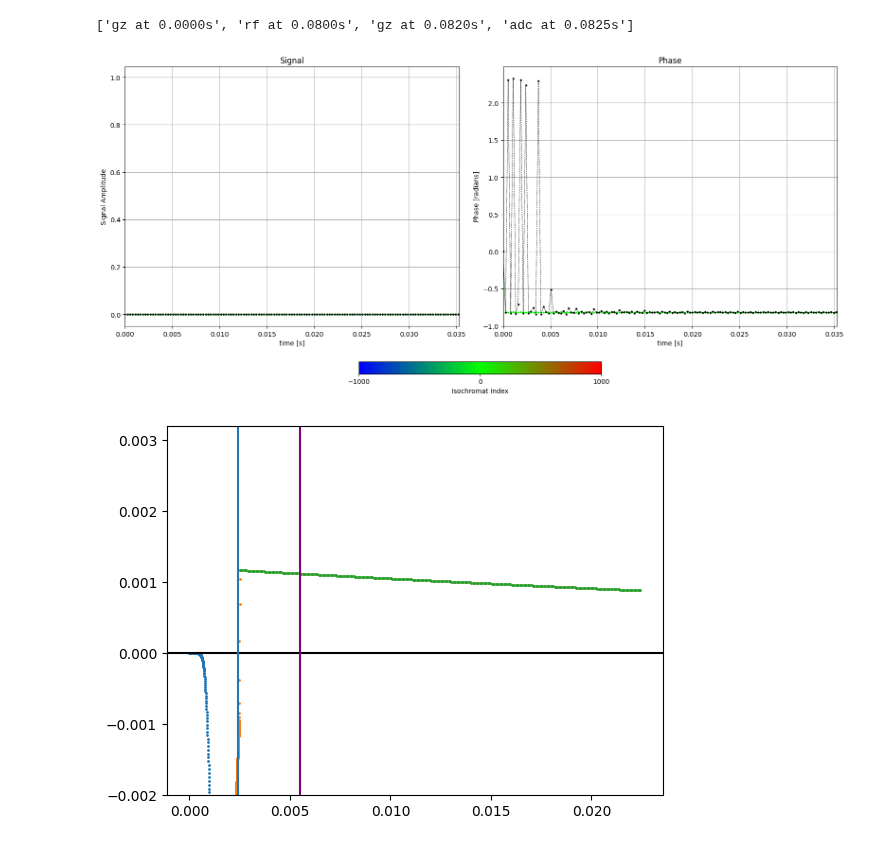
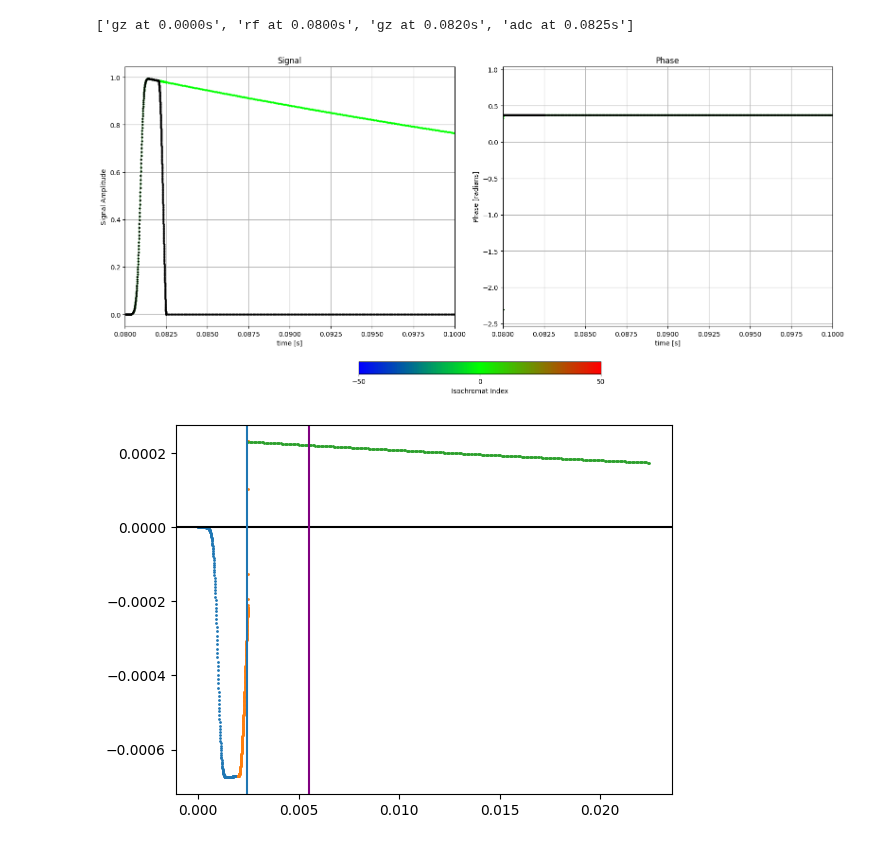
Before and after one commit to dantona02/optim, a Jupyter notebook: testing.ipynb, the cells around one changed output. Drawn from its saved outputs; the diff is of its cells as text; code cells hidden in the pictures.

```diff
--- a/testing.ipynb
+++ b/testing.ipynb
@@ -7,7 +7,7 @@ import matplotlib.pyplot as plt
 # %%
 low = -20e-6
 high = 20e-6
-n_iso = 2000
+n_iso = 100
 z_pos = np.linspace(low, high, n_iso)
 z_pos = np.append(z_pos, 0)
 z_pos = np.sort(z_pos)
@@ -103,14 +104,14 @@ plt_range = [0.0, 0.0353] #1ETM
 # plt_range = [0.8275, 1.048] #wex
 # plt_range = [0.08, 0.11]
 plt_range = [0.08, 0.1]
-plt_range = [0.0, 0.0353]
+
 
 # _ = plot_sim(m_out=[m_z, m_z_total], time=time, plt_range=plt_range, iso_select=iso_select)
 _ = plot_sim(m_out=[m_c, m_c_total], time=time, plt_range=plt_range, iso_select=iso_select)
 
 m_trans_minus = np.abs(m_c_total)[-900:]
 # %% [output]
-[figure, old version]
+[figure, new version]
 # %%
 x_rf = np.arange(0, 2e-3, 2e-3/300)
 x_spoil = np.arange(2e-3,2.5e-3, 0.5e-3/300) #0.5ms spoil
@@ -136,35 +137,36 @@ plt.axhline(0, c='black')
 # plt.axhline(0.0295, color='r')
 # plt.axvline(0.0025, color='r')
 
 # plt.scatter(0.0025, 0.0295, c='r')
 
 # plt.axhline(0.0006, color='g')
 # plt.axvline(0.002482, color='g')
 
 # plt.scatter(0.002475, 0.00026, c='g')
 
 plt.axvline(0.0055, color='purple')
 # plt.axvline(0.002485, color='purple')
 # plt.scatter(0.002497, 0.000136, c='purple')
 
 # plt.plot(x_rf,m_trans_plus[:300], 'o', markersize=1, c='b')
 # plt.plot(x_spoil,m_trans_plus[300:600], 'o', markersize=1, c='b')
 # plt.plot(x_adc,m_trans_plus[600:], 'o', markersize=1, c='b')
 
 # plt.plot(x_rf,m_trans_minus[:300], 'o', markersize=1, c='r')
 # plt.plot(x_spoil,m_trans_minus[300:600], 'o', markersize=1, c='r')
 # plt.plot(x_adc,m_trans_minus[600:], 'o', markersize=1, c='r')
 
 plt.axvline(0.00241)
 
 # plt.xlim(0.0024, 0.0026)
 # plt.xlim(0.002, 0.006)
 # plt.xlim(0.002, 0.006)
-plt.ylim(-0.002, 0.0032)
+# plt.ylim(-0.0002, 0.00032)
 # plt.ylim(-0.0002, 0.0003)
 resulst = (m_trans_plus-m_trans_minus)
+plt.show()
 # %% [output]
-[figure, old version]
+[figure, new version]
 # %%
 plt.plot(x_rf,m_trans_plus[:300], 'o', markersize=1, c='b')
 plt.plot(x_spoil,m_trans_plus[300:600], 'o', markersize=1, c='b')
```
Also changed, not shown: parts of 4 cells of this notebook, 4 other files.
